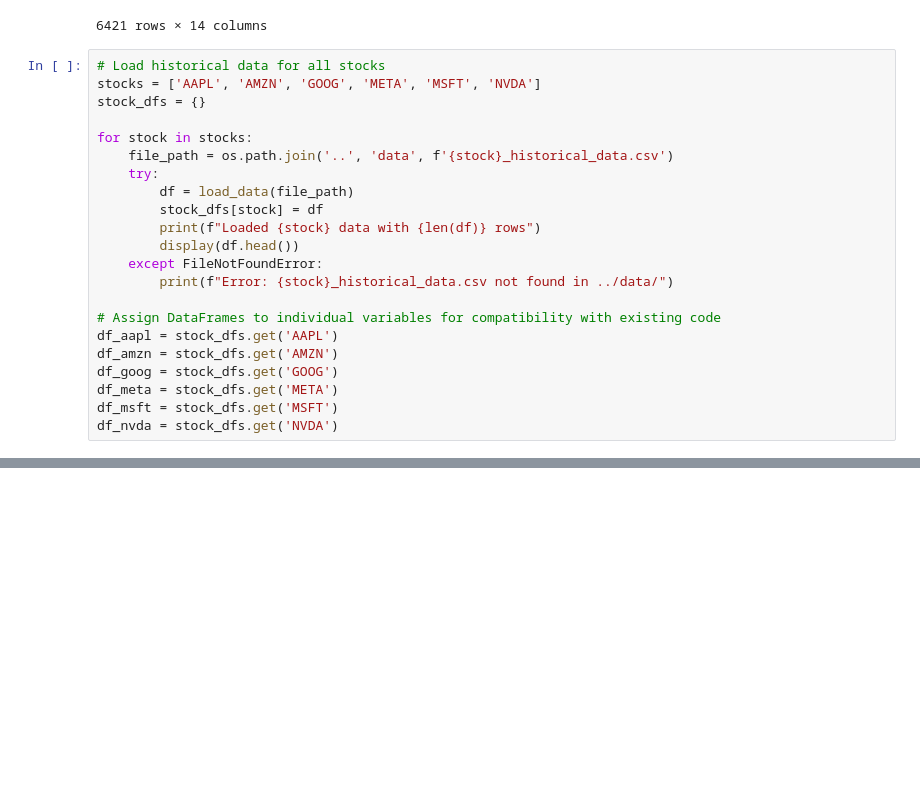
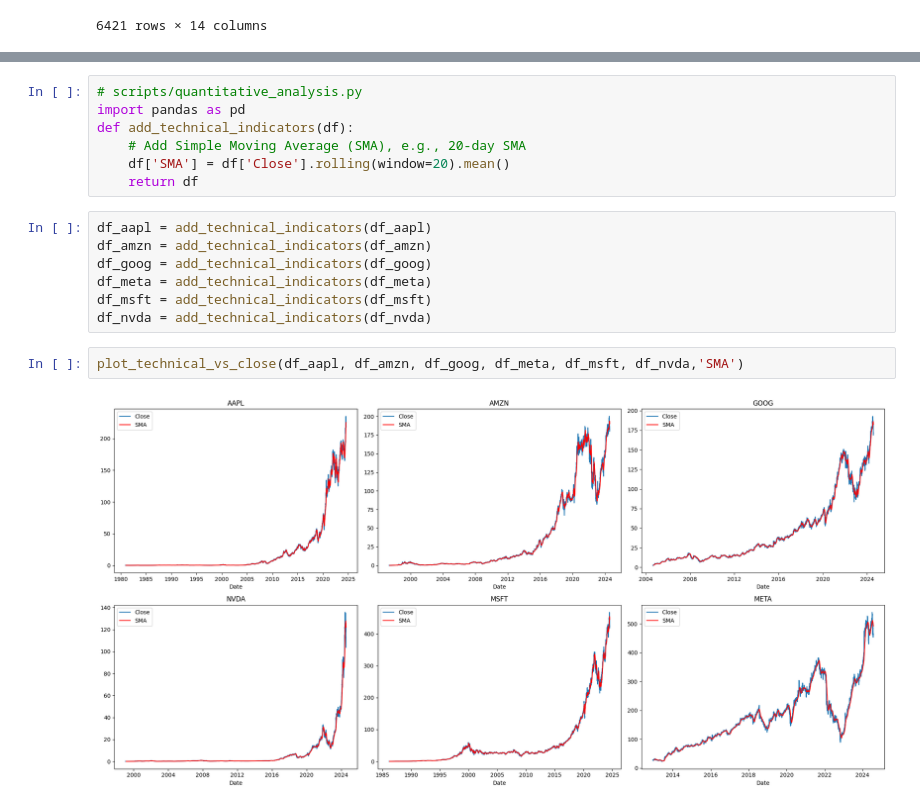
Before and after one commit to daniSW3/KAIM-Week1, a Jupyter notebook: notebooks/Quantitative_analysis.ipynb, the cells around one changed output, grey strips where cells are left out. Cells and saved outputs as stored; diff of their text form; blank space fills up the shorter version.

```diff
--- a/notebooks/Quantitative_analysis.ipynb
+++ b/notebooks/Quantitative_analysis.ipynb
@@ -247,25 +247,3 @@ add_technical_indicators(df_nvda)
 | 6419 | 2024-07-29 | 113.690002 | 116.279999 | 111.300003 | 111.589996 | 111.589996 | 248152100 | 0.0 | 0.0 | 123.0665 | ... |
 | 6420 | 2024-07-30 | 111.519997 | 111.989998 | 102.540001 | 103.730003 | 103.730003 | 486833300 | 0.0 | 0.0 | 122.0380 | ... |
 6421 rows × 14 columns
-# %%
-# Load historical data for all stocks
-stocks = ['AAPL', 'AMZN', 'GOOG', 'META', 'MSFT', 'NVDA']
-stock_dfs = {}
-
-for stock in stocks:
-    file_path = os.path.join('..', 'data', f'{stock}_historical_data.csv')
-    try:
-        df = load_data(file_path)
-        stock_dfs[stock] = df
-        print(f"Loaded {stock} data with {len(df)} rows")
-        display(df.head())
-    except FileNotFoundError:
-        print(f"Error: {stock}_historical_data.csv not found in ../data/")
-
-# Assign DataFrames to individual variables for compatibility with existing code
-df_aapl = stock_dfs.get('AAPL')
-df_amzn = stock_dfs.get('AMZN')
-df_goog = stock_dfs.get('GOOG')
-df_meta = stock_dfs.get('META')
-df_msft = stock_dfs.get('MSFT')
-df_nvda = stock_dfs.get('NVDA')
@@ -284,0 +250,18 @@ Error: NVDA_historical_data.csv not found in ../data/
+# %%
+# scripts/quantitative_analysis.py
+import pandas as pd
+def add_technical_indicators(df):
+    # Add Simple Moving Average (SMA), e.g., 20-day SMA
+    df['SMA'] = df['Close'].rolling(window=20).mean()
+    return df
+# %%
+df_aapl = add_technical_indicators(df_aapl)
+df_amzn = add_technical_indicators(df_amzn)
+df_goog = add_technical_indicators(df_goog)
+df_meta = add_technical_indicators(df_meta)
+df_msft = add_technical_indicators(df_msft)
+df_nvda = add_technical_indicators(df_nvda)
+# %%
+plot_technical_vs_close(df_aapl, df_amzn, df_goog, df_meta, df_msft, df_nvda,'SMA')
+# %% [output]
+[figure, added]
```
Also changed, not shown: parts of 24 cells of this notebook.
